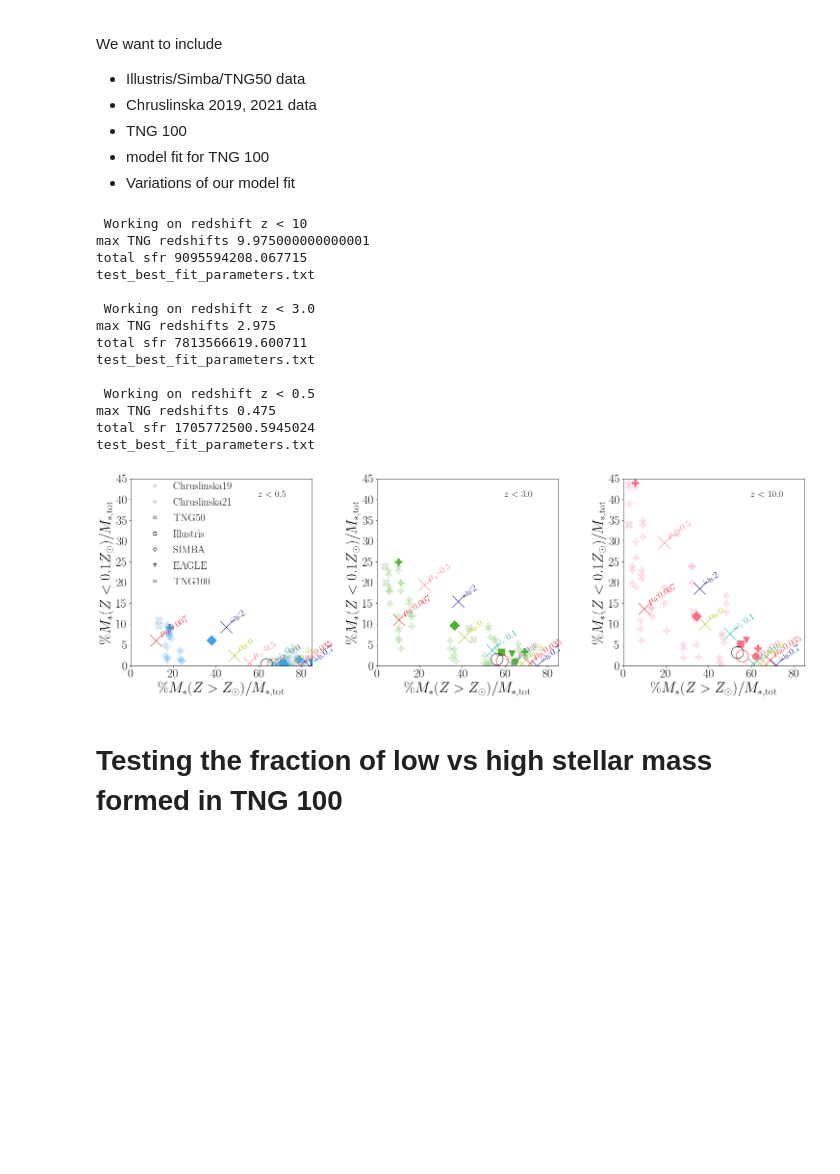
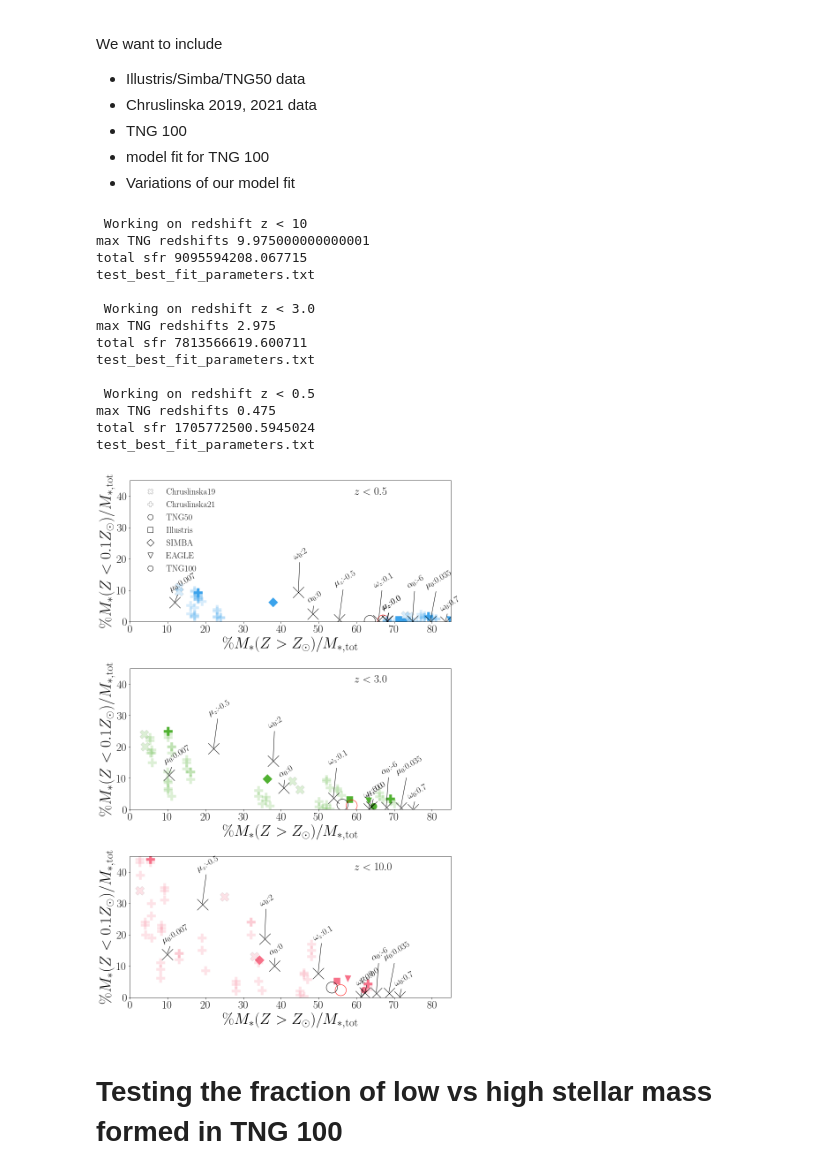
Before and after one commit to sashalvna/SFRD_fit, a Jupyter notebook: src/scripts/low_high_metal_SFR_fraction.ipynb, the cells around one changed output. Drawn from its saved outputs; the diff is of its cells as text; code cells hidden in the pictures; blank space fills up the shorter version.

```diff
--- a/src/scripts/low_high_metal_SFR_fraction.ipynb
+++ b/src/scripts/low_high_metal_SFR_fraction.ipynb
@@ -431,6 +441,8 @@ We want to include
  - model fit for TNG 100
  - Variations of our model fit
 # %%
+# %%writefile -a LowHighZ_fraction.py
+
 fit_param_filename = 'test_best_fit_parameters.txt'
 # Now we can make a redshift bool
 redshift_points  = [0.5, 3., 10]
@@ -454,7 +466,7 @@ high_Z        = metals > Zsun
 
 ###########
 # Start drawing Figure
-f, ax = plt.subplots(figsize = (21,7), sharey=True)
+f, ax = plt.subplots(figsize = (12,18), sharey=True, sharex=True)
 
 # Remove overall axes to avoid overlap
 plt.setp(ax, xticks=[], yticks=[])
@@ -471,8 +483,8 @@ for ir in range(3):
     print('\n Working on redshift z <', redshift_points[2-ir])
 
     ###########
-    #add first subplot in layout that has 1 row and 3 columns
-    axstr   = '13'+str(3-ir) #Reverse order such that lowest z is plotted on left
+    #add first subplot in layout that has 3 rows and 1 columns == fig.add_subplot(311)
+    axstr   = '31'+str(3-ir) #Reverse order such that lowest z is plotted on left
     subplot = f.add_subplot(int(axstr))
     ax = subplot
 
@@ -514,12 +526,12 @@ for ir in range(3):
 
     ######################
     # Observations (Chruslinska)
-    l, = ax.plot( np.array(dataChruslinska19_Z10[ir]), np.array(dataChruslinska19_Z01[ir]), 'X', mec="k", mew=0.5, color=colors[ir], alpha=0.2 , markersize = 15)
-    l, = ax.plot( np.array(dataChruslinska21_Z10[ir]), np.array(dataChruslinska21_Z01[ir]), 'P', mec="None", color=colors[ir], alpha=0.2 , markersize = 15)
+    l, = ax.plot( np.array(dataChruslinska19_Z10[ir]), np.array(dataChruslinska19_Z01[ir]), 'X', mec="k", mew=0.5, color=colors[ir], alpha=0.2 , markersize = 20)
+    l, = ax.plot( np.array(dataChruslinska21_Z10[ir]), np.array(dataChruslinska21_Z01[ir]), 'P', mec="None", color=colors[ir], alpha=0.2 , markersize = 20)
 
     # Explicitely show the low and high z extreme models
-    ax.plot( Low_Z_extreme[ir][0], Low_Z_extreme[ir][1], 'P', mec="None", color=colors[ir], alpha=1. , markersize = 15)
-    ax.plot( High_Z_extreme[ir][0], High_Z_extreme[ir][1], 'P', mec="None", color=colors[ir], alpha=1. , markersize = 15)
+    ax.plot( Low_Z_extreme[ir][0], Low_Z_extreme[ir][1], 'P', mec="None", color=colors[ir], alpha=1. , markersize = 20)
+    ax.plot( High_Z_extreme[ir][0], High_Z_extreme[ir][1], 'P', mec="None", color=colors[ir], alpha=1. , markersize = 20)
 
     ####################################
     # Variations on the SFRD
@@ -549,53 +561,57 @@ for ir in range(3):
 
             lowZfraction             = 100 * np.sum(model_SFRD_uptoz[low_Z])/np.sum(model_SFRD_uptoz)
             highZfraction            = 100 * np.sum(model_SFRD_uptoz[high_Z])/np.sum(model_SFRD_uptoz)
-            ax.plot(highZfraction, lowZfraction,'x' , markersize = 25, color = var_colors[v], zorder = 10)
-            ax.text(highZfraction+1, lowZfraction+1, s = r'%s:%s'%(str(symbols[v]), var[i]),
-                    zorder = 10, color =  var_colors[v], rotation = 30)
+            ax.plot(highZfraction, lowZfraction,'x' , markersize = 25, color = 'k', zorder = 10)#var_colors[v]
+            ax.annotate(r'%s:%s'%(str(symbols[v]), var[i]),
+                        xy=(highZfraction, lowZfraction), xycoords='data',
+                        xytext=(-15,50-25*(-1)**i), textcoords='offset points',zorder = 10, color =  'k', rotation = 30,
+                       arrowprops=dict(arrowstyle = '-',  facecolor='grey'))
+#             ax.text(highZfraction+1, lowZfraction+2 + 2*(-1)**v, s = r'%s:%s'%(str(symbols[v]), var[i]),
+#                     zorder = 10, color =  'k', rotation = 30)
 
 
     ###########
     # plotvalues
-    ax.set_xlabel( "$\% M_* (Z > Z_\odot) / M_\mathrm{*,tot}$" , size =30)
-    ax.set_ylabel( "$\% M_* (Z < 0.1 Z_\odot) / M_\mathrm{*,tot}$" , size =30)
+    ax.set_xlabel( "$\% M_* (Z > Z_\odot) / M_\mathrm{*,tot}$" , size =35)
+    ax.set_ylabel( "$\% M_* (Z < 0.1 Z_\odot) / M_\mathrm{*,tot}$" , size =35)
     ax.set_ylim( 0, 45. )
     ax.set_xlim( 0, 85. )
     plt.xticks(fontsize=25)
     plt.yticks(fontsize=25)
-    ax.text(0.7, 0.9, '$z<%3.1f$' % TNGBinsRedshift[ir] , transform = ax.transAxes)
+    ax.text(0.7, 0.9, '$z<%3.1f$' % TNGBinsRedshift[ir] , transform = ax.transAxes, size =25)
 
 
 ###########
 # Plot legend in last plot
 l, = ax.plot( -1, -1, 'X', alpha=0.3, mfc="None", mec="k" )
 l2 = [l]
 l, = ax.plot( -1, -1, 'P', alpha=0.3, mfc="None", mec="k" )
 l2 += [l]
 for m in ['o','s','D','v','o']:
     l, = ax.plot( -1, -1, m, mfc="None", mec="k" )
     l2 += [l]
 legend2 = matplotlib.pyplot.legend( l2, ["$\mathrm{Chruslinska19}$", "$\mathrm{Chruslinska21}$","$\mathrm{TNG50}$", "$\mathrm{Illustris}$", "$\mathrm{SIMBA}$", "$\mathrm{EAGLE}$", "$\mathrm{TNG100}$", ],
-                                   frameon=False, numpoints=1, fontsize=22,loc=(0.05,0.4) )#loc=(0.55,0.50) )
+                                   frameon=False, numpoints=1, fontsize=20,loc=(0.025,0.32), markerscale = 2.)#loc=(0.55,0.50) )
 # ax.add_artist(legend2)
 f.tight_layout()
 f.savefig(str(paths.figures)+ "/High_Low_metalFractionSFMass.pdf"  )
 plt.show()
 # %% [output]
  Working on redshift z < 10
 max TNG redshifts 9.975000000000001
 total sfr 9095594208.067715
 test_best_fit_parameters.txt
 
  Working on redshift z < 3.0
 max TNG redshifts 2.975
 total sfr 7813566619.600711
 test_best_fit_parameters.txt
 
  Working on redshift z < 0.5
 max TNG redshifts 0.475
 total sfr 1705772500.5945024
 test_best_fit_parameters.txt
-[figure, old version]
+[figure, new version]
 # %% [markdown]
 # Testing the fraction of low vs high stellar mass formed in TNG 100
 # %%
```
Also changed, not shown: parts of 7 cells of this notebook, 15 other files.
